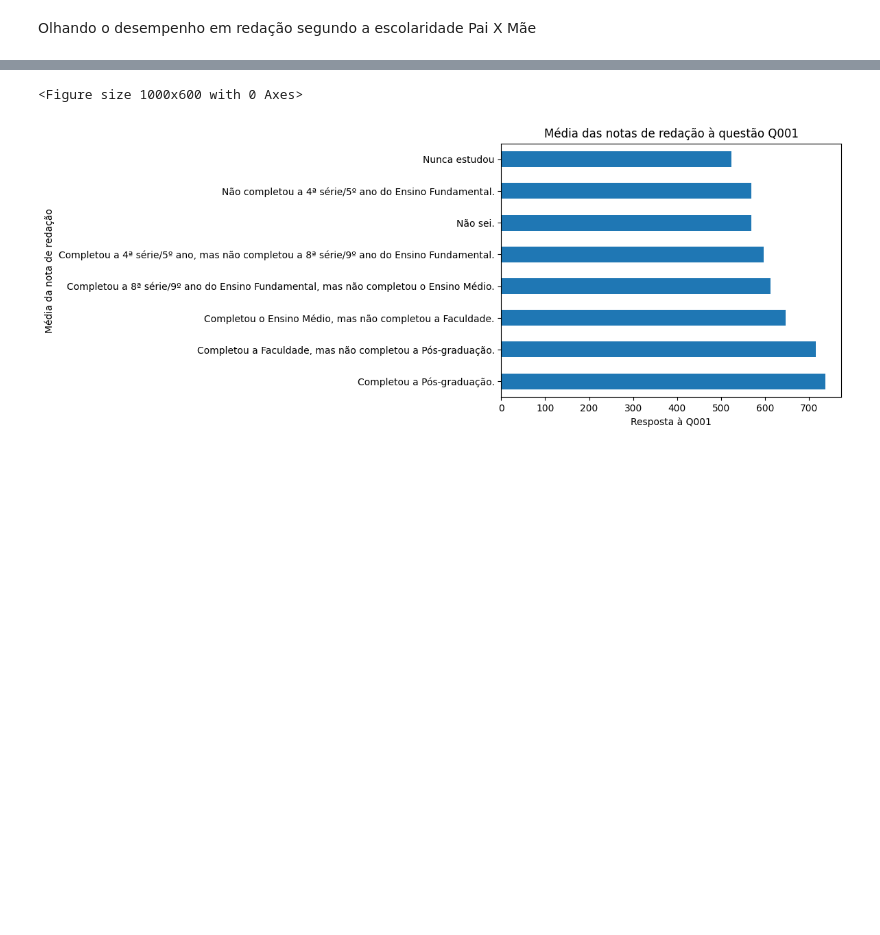
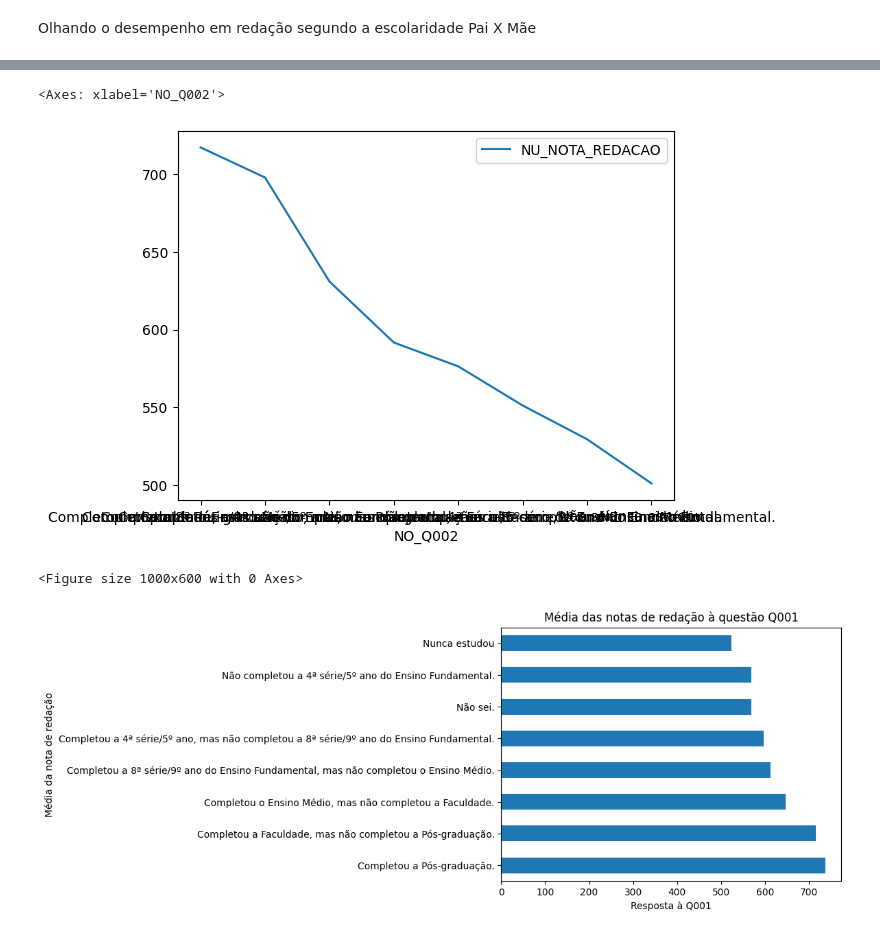
Before and after one commit to anabiax/PyAnaliseDados, a Jupyter notebook: analiseDados.ipynb, the cells around one changed output, grey strips where cells are left out. Drawn from its saved outputs; the diff is of its cells as text; code cells hidden in the pictures; blank space fills up the shorter version.

```diff
--- a/analiseDados.ipynb
+++ b/analiseDados.ipynb
@@ -224,6 +462,12 @@ q001Redacao.plot()
 # %%
-q002Redacao = microdadosENEMSelecionado.filter(items=['NU_NOTA_REDACAO', 'NO_Q002']).groupby('NO_Q002').mean().sort_values(by='NU_NOTA_REDACAO', ascending=False)
+q002Redacao = microdadosENEMSelecionado.filter(items=['NU_NOTA_REDACAO',\
+                                                      'NO_Q002'])\
+   .groupby('NO_Q002').mean().sort_values(by='NU_NOTA_REDACAO', ascending=False)
+
 q002Redacao.plot()
+# %% [output]
+<Axes: xlabel='NO_Q002'>
+[figure, added]
 # %%
 # Plota para a variável q001Redacao
 plt.figure(figsize=(10, 6))
```
Also changed, not shown: parts of 53 cells of this notebook.
